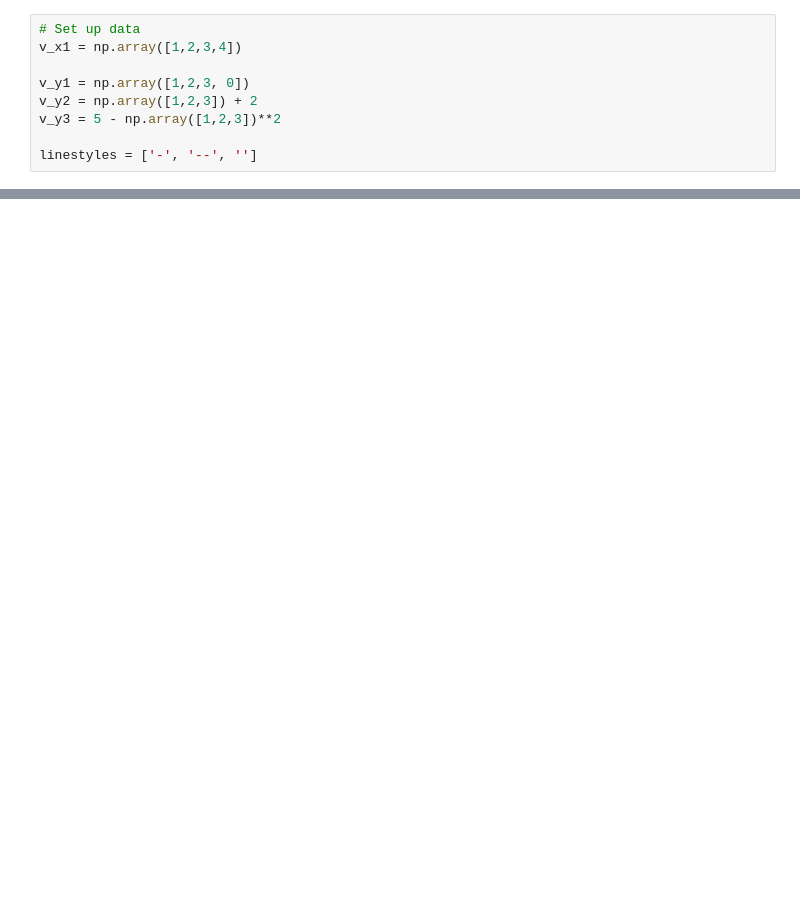
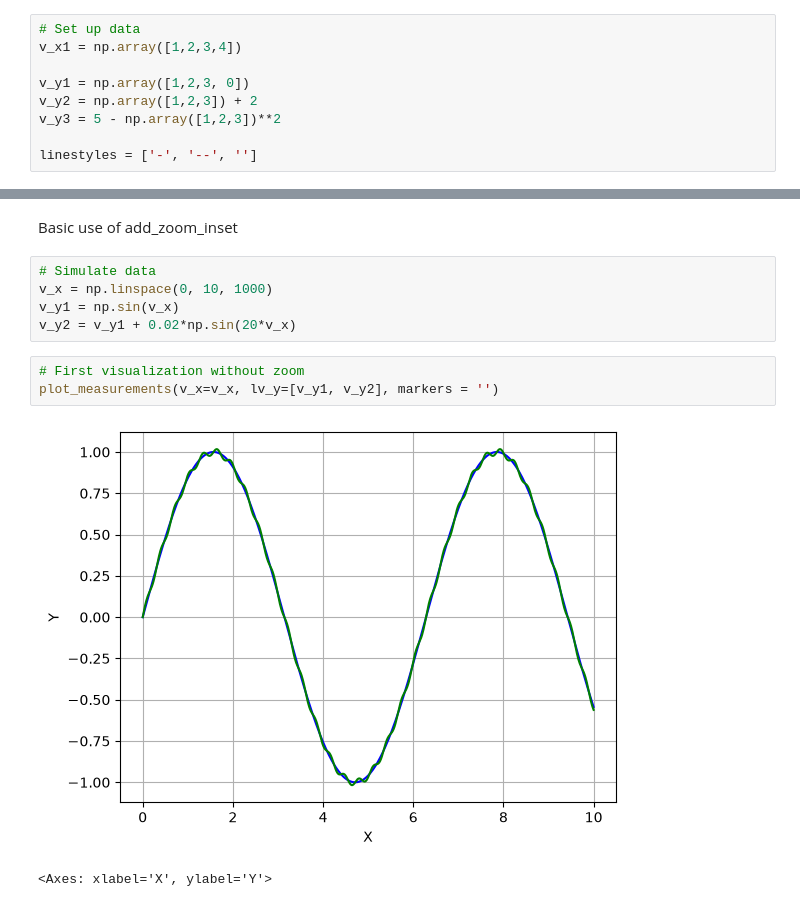
Before and after one commit to Defratino/lab-math-tools, a Jupyter notebook: notebooks/graphing_demo.ipynb, the cells around one changed output, grey strips where cells are left out. Saved outputs shown, nothing was run; the diff lists cells and outputs as text; blank space fills up the shorter version.

```diff
--- a/notebooks/graphing_demo.ipynb
+++ b/notebooks/graphing_demo.ipynb
@@ -20,0 +28,13 @@ Note: m_y was converted from a list of vectors to a matrix.
+# %% [markdown]
+Basic use of add_zoom_inset
+# %%
+# Simulate data
+v_x = np.linspace(0, 10, 1000)
+v_y1 = np.sin(v_x)
+v_y2 = v_y1 + 0.02*np.sin(20*v_x)
+# %%
+# First visualization without zoom
+plot_measurements(v_x=v_x, lv_y=[v_y1, v_y2], markers = '')
+# %% [output]
+[figure, added]
+<Axes: xlabel='X', ylabel='Y'>
```
Also changed, not shown: parts of 5 cells of this notebook, 4 other files.
